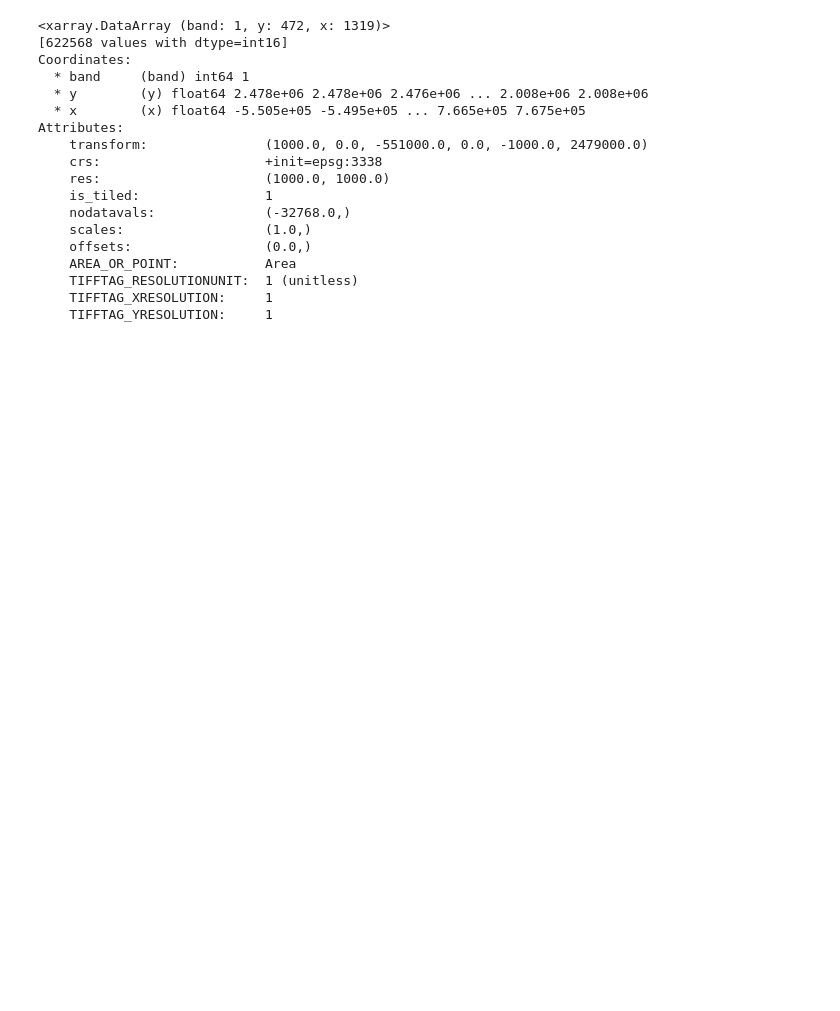
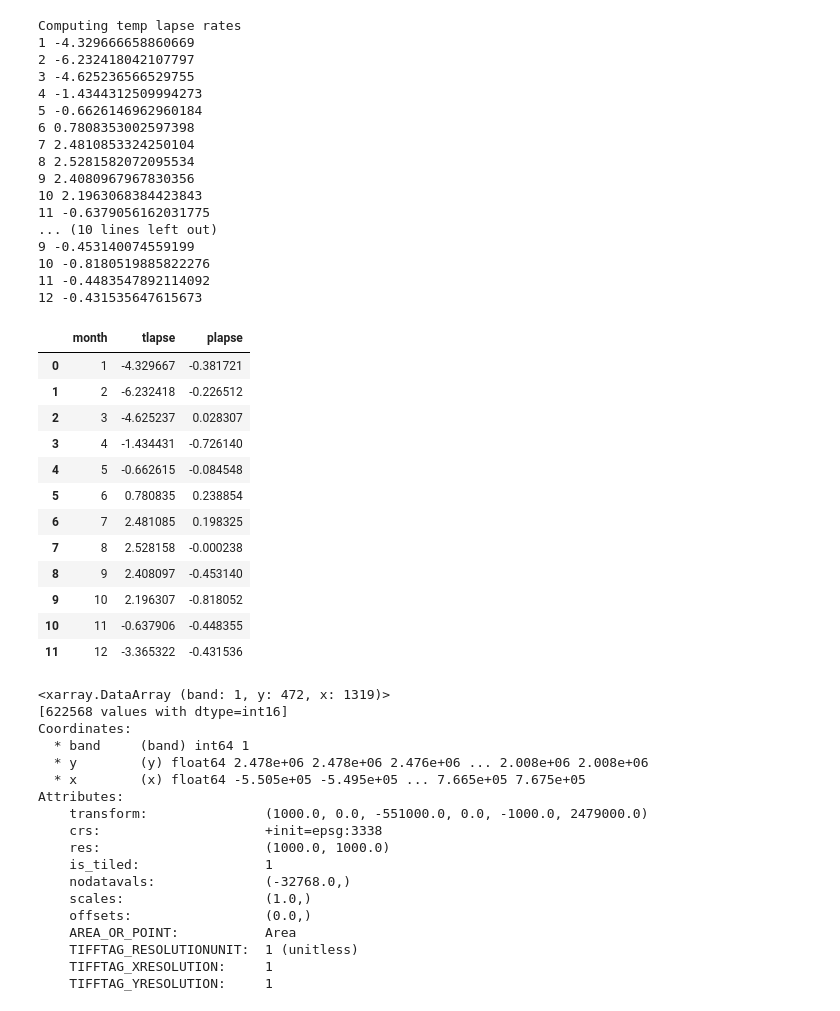
Before and after one commit to NPRB/02_preprocess_python, a Jupyter notebook: 03_GEE_lapserates.ipynb, the cells around one changed output. Drawn from its saved outputs; the diff is of its cells as text; code cells hidden in the pictures; blank space fills up the shorter version.

```diff
--- a/03_GEE_lapserates.ipynb
+++ b/03_GEE_lapserates.ipynb
@@ -234,4 +213,0 @@ Data downloaded to /nfs/attic/dfh/2020_NPRB/data/SMinputs/BEAU/clim/BEAU_tmp_12.
-# %%
-#def templapse2SM()
-month = [1,2,3,4,5,6,7,8,9,10,11,12]
-month[3]
@@ -256 +294,35 @@ for mo in range(12):
+# %%
+lapse = compute_lapse(dataPath, domain)
+lapse
+# %% [output]
+Computing temp lapse rates
+1 -4.329666658860669
+2 -6.232418042107797
+3 -4.625236566529755
+4 -1.4344312509994273
+5 -0.6626146962960184
+6 0.7808353002597398
+7 2.4810853324250104
+8 2.5281582072095534
+9 2.4080967967830356
+10 2.1963068384423843
+11 -0.6379056162031775
+... (10 lines left out)
+9 -0.453140074559199
+10 -0.8180519885822276
+11 -0.4483547892114092
+12 -0.431535647615673
+|  | month | tlapse | plapse |
+| 0 | 1 | -4.329667 | -0.381721 |
+| 1 | 2 | -6.232418 | -0.226512 |
+| 2 | 3 | -4.625237 | 0.028307 |
+| 3 | 4 | -1.434431 | -0.726140 |
+| 4 | 5 | -0.662615 | -0.084548 |
+| 5 | 6 | 0.780835 | 0.238854 |
+| 6 | 7 | 2.481085 | 0.198325 |
+| 7 | 8 | 2.528158 | -0.000238 |
+| 8 | 9 | 2.408097 | -0.453140 |
+| 9 | 10 | 2.196307 | -0.818052 |
+| 10 | 11 | -0.637906 | -0.448355 |
+| 11 | 12 | -3.365322 | -0.431536 |
 # %%
```
Also changed, not shown: parts of 14 cells of this notebook.
